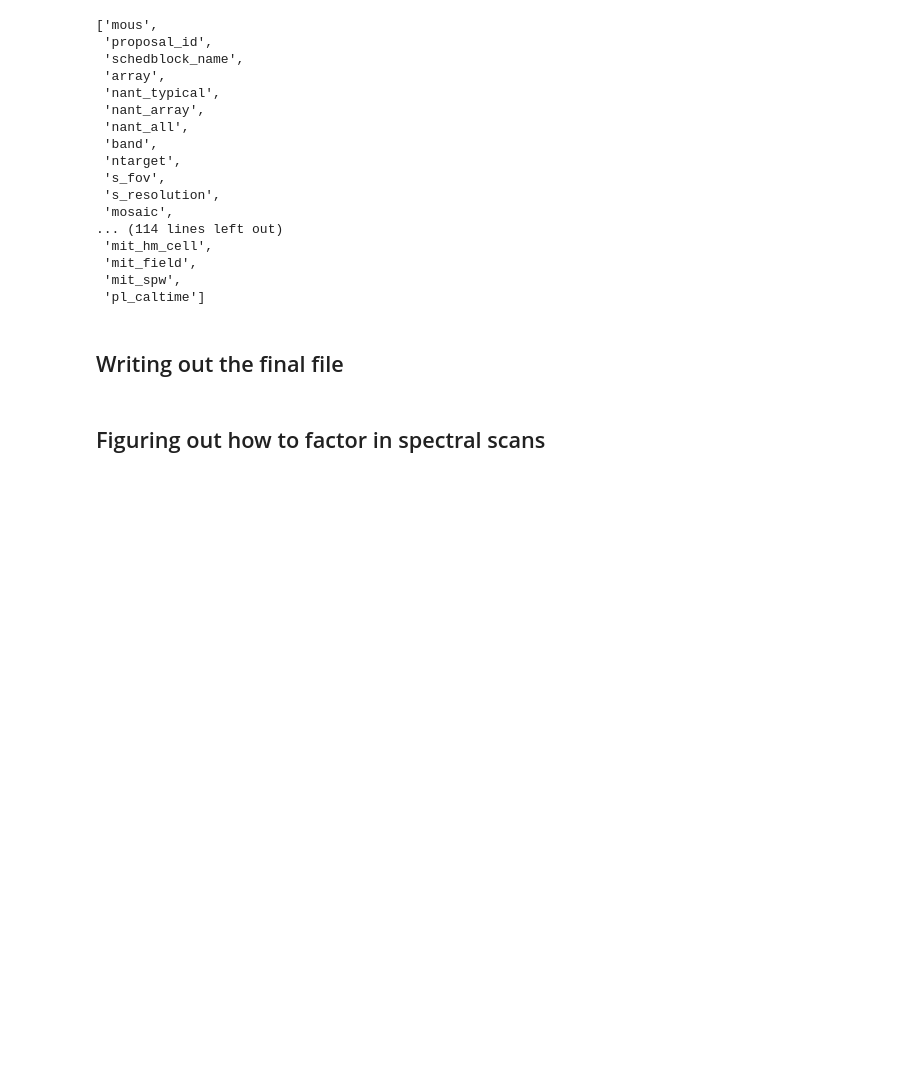
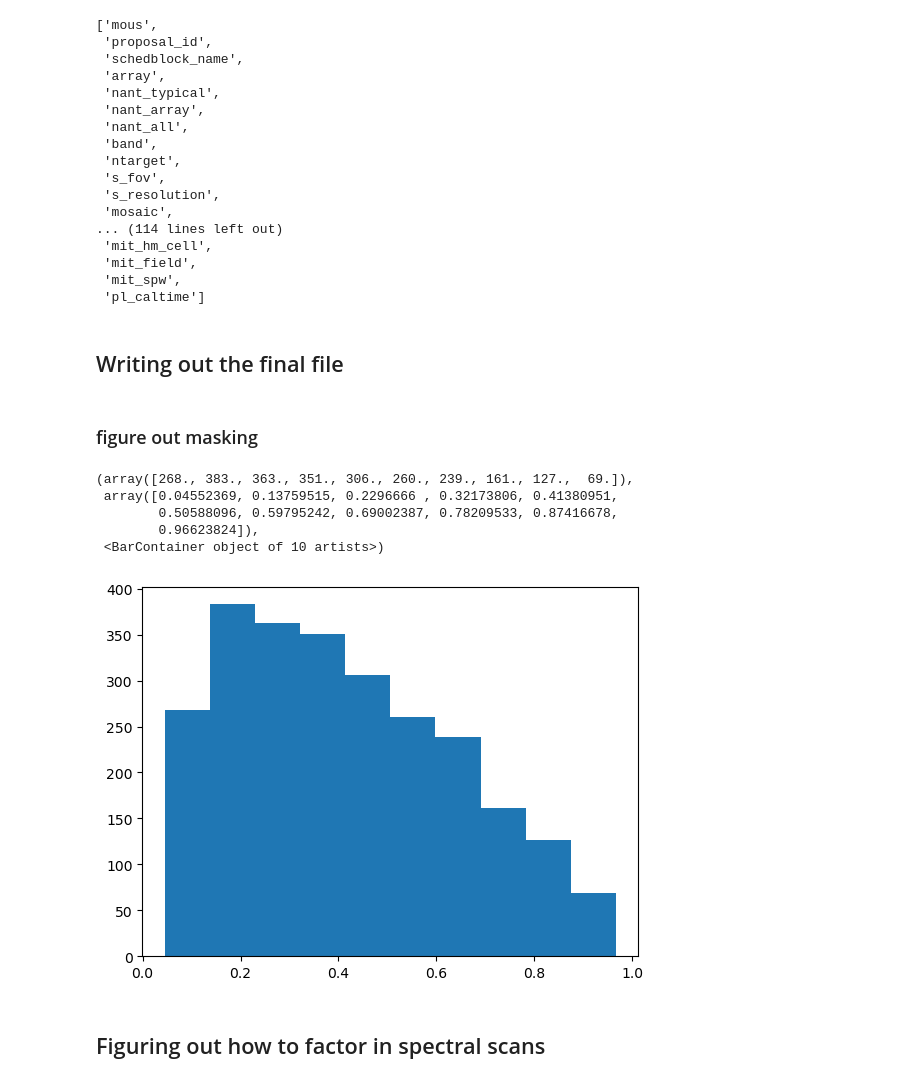
Before and after one commit to aakepley/big-cubes, a Jupyter notebook: WSU_size_of_computing_numbers_database.ipynb, the cells around one changed output. Cells and saved outputs as stored; diff of their text form; code cells hidden in the pictures; blank space fills up the shorter version.

```diff
--- a/WSU_size_of_computing_numbers_database.ipynb
+++ b/WSU_size_of_computing_numbers_database.ipynb
@@ -463,0 +435,3 @@ large_cubes.fix_mous_col(c7_astropy)
+# %%
+c7_pickle = '/Users/akepley/Dropbox/Support/naasc/WSU/mitigation/weblog_stats/allc7_stats.20220930.pkl'
+c7_astropy = wsu_db.get_pipeinfo(c7_pickle)
@@ -595,3 +543,16 @@ result_c8_tos_mous_mit.write('data/wsu_datarates_mit_per_mous_cycle8_20230109.ec
+# %% [markdown]
+### figure out masking
+# %%
+test = result_tos_mous_mit['pl_imgtime']/result_tos_mous_mit['pl_totaltime']
+# %%
+plt.hist(test)
+# %% [output]
+(array([268., 383., 363., 351., 306., 260., 239., 161., 127.,  69.]),
+ array([0.04552369, 0.13759515, 0.2296666 , 0.32173806, 0.41380951,
+        0.50588096, 0.59795242, 0.69002387, 0.78209533, 0.87416678,
+        0.96623824]),
+ <BarContainer object of 10 artists>)
+[figure, added]
 # %% [markdown]
 ## Figuring out how to factor in spectral scans
 # %% [markdown]
```
Also changed, not shown: parts of 18 cells of this notebook, 2 other files.
